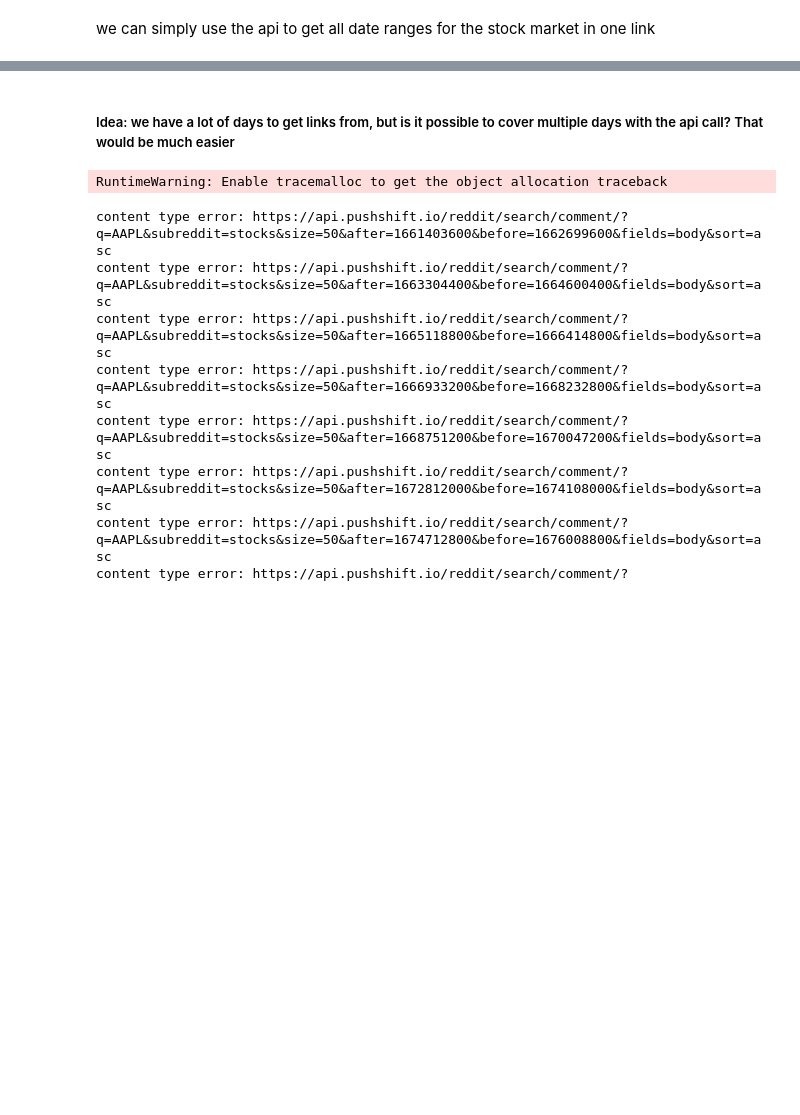
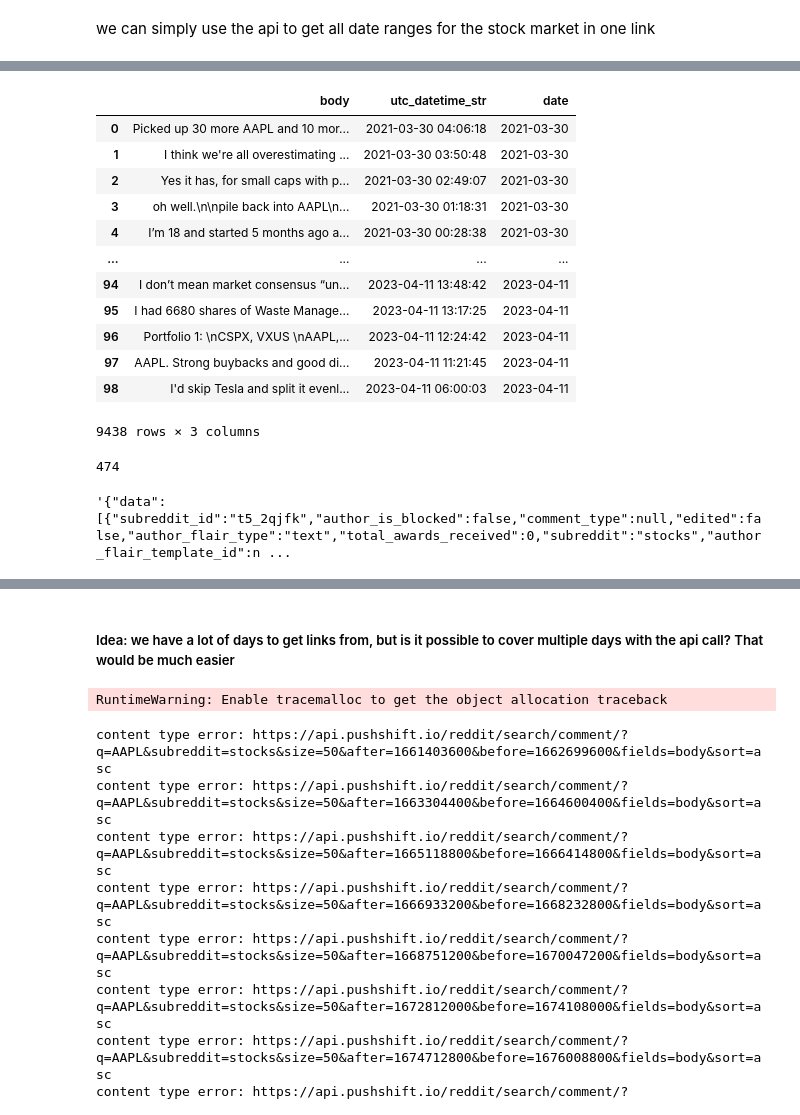
Before and after one commit to thabat12/stock_predictions, a Jupyter notebook: data_preparation/yfinance_data_preparation.ipynb, the cells around one changed output, grey strips where cells are left out. Cells and saved outputs as stored; diff of their text form; code cells hidden in the pictures; blank space fills up the shorter version.

Commit message:
new branch to clean up data prep stuff

```diff
--- a/data_preparation/yfinance_data_preparation.ipynb
+++ b/data_preparation/yfinance_data_preparation.ipynb
@@ -284,7 +284,7 @@ def create_query_link(argument_dict, type = 'comment'):
         args.append('&')
 
         query_string = ''.join(args[:-1])
-    return f'https://api.pushshift.io/reddit/search/{type}/?{query_string}'
+    return f'https://api.pushshift.io/reddit/{type}/search/?{query_string}'
 # %%
 args = {
     'q': 'AAPL',
@@ -311,0 +327,30 @@ today 2021-01-04 00:00:00 tomorrow 2023-04-20 00:00:00 after 836
+# %%
+dataframes = []
+
+def roll_apply(window):
+    print(window)
+
+counter = 1
+for i in range(0, len(stock_data), 30):
+    window = stock_data.index[i:i + 60]
+    after = index_str_to_datetime(str(window[0])).timestamp()
+    before = index_str_to_datetime(str(window[-1])).timestamp()
+
+    args = {
+    'q': 'AAPL',
+    'subreddit': 'stocks',
+    'after': str(int(after)),
+    'before': str(int(before)),
+    'size': str(500),
+    'count': str(50),
+    'sort':'created_utc',
+    'sort_type': 'asc'
+    }
+
+    print('request #', counter)
+
+    r = requests.get(create_query_link(args))
+    result = json.loads(r.text)['data']
+    dataframes.append(pd.DataFrame(result))
+
+    counter += 1
@@ -312,4 +378,33 @@ today 2021-01-04 00:00:00 tomorrow 2023-04-20 00:00:00 after 836
+# %%
+sentiment_data = pd.concat(dataframes, axis = 0)
+sentiment_data = sentiment_data[['body', 'utc_datetime_str']]
+sentiment_data['date'] = [index_str_to_datetime(s) for s in sentiment_data['utc_datetime_str']]
+sentiment_data['date'] = [convert_to_datetime(str(s)) for s in sentiment_data['date']]
+
+sentiment_data
+# %% [output]
+|  | body | utc_datetime_str | date |
+| 0 | Picked up 30 more AAPL and 10 mor... | 2021-03-30 04:06:18 | 2021-03-30 |
+| 1 | I think we're all overestimating ... | 2021-03-30 03:50:48 | 2021-03-30 |
+| 2 | Yes it has, for small caps with p... | 2021-03-30 02:49:07 | 2021-03-30 |
+| 3 | oh well.\n\npile back into AAPL\n... | 2021-03-30 01:18:31 | 2021-03-30 |
+| 4 | I’m 18 and started 5 months ago a... | 2021-03-30 00:28:38 | 2021-03-30 |
+| ... | ... | ... | ... |
+| 94 | I don’t mean market consensus “un... | 2023-04-11 13:48:42 | 2023-04-11 |
+| 95 | I had 6680 shares of Waste Manage... | 2023-04-11 13:17:25 | 2023-04-11 |
+| 96 | Portfolio 1: \nCSPX, VXUS \nAAPL,... | 2023-04-11 12:24:42 | 2023-04-11 |
+| 97 | AAPL. Strong buybacks and good di... | 2023-04-11 11:21:45 | 2023-04-11 |
+| 98 | I'd skip Tesla and split it evenl... | 2023-04-11 06:00:03 | 2023-04-11 |
+9438 rows × 3 columns
+# %%
+len(np.unique(sentiment_data['date']))
+# %% [output]
+474
 # %%
 r = requests.get(link)
+# %%
+r.text
+# %% [output]
+'{"data":[{"subreddit_id":"t5_2qjfk","author_is_blocked":false,"comment_type":null,"edited":false,"author_flair_type":"text","total_awards_received":0,"subreddit":"stocks","author_flair_template_id":n ...
 # %%
 df = pd.DataFrame(json.loads(r.text)['data'])
```
Also changed, not shown: parts of 19 cells of this notebook.
